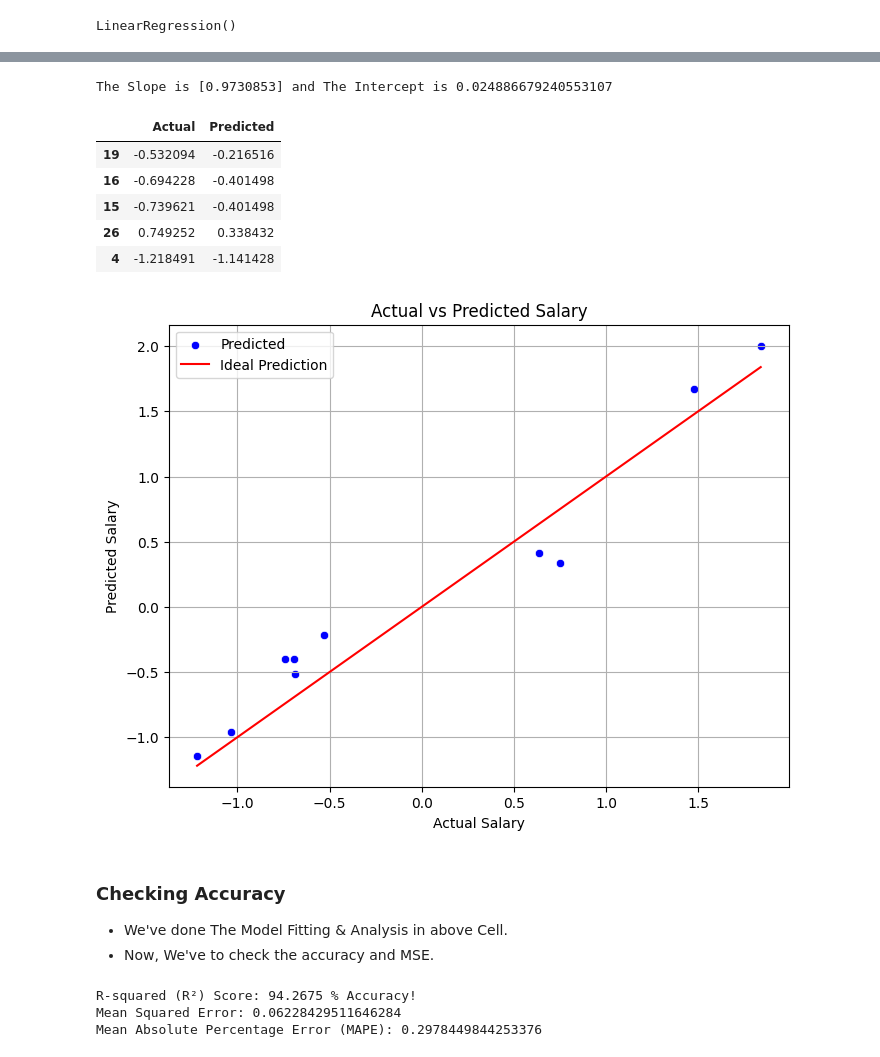
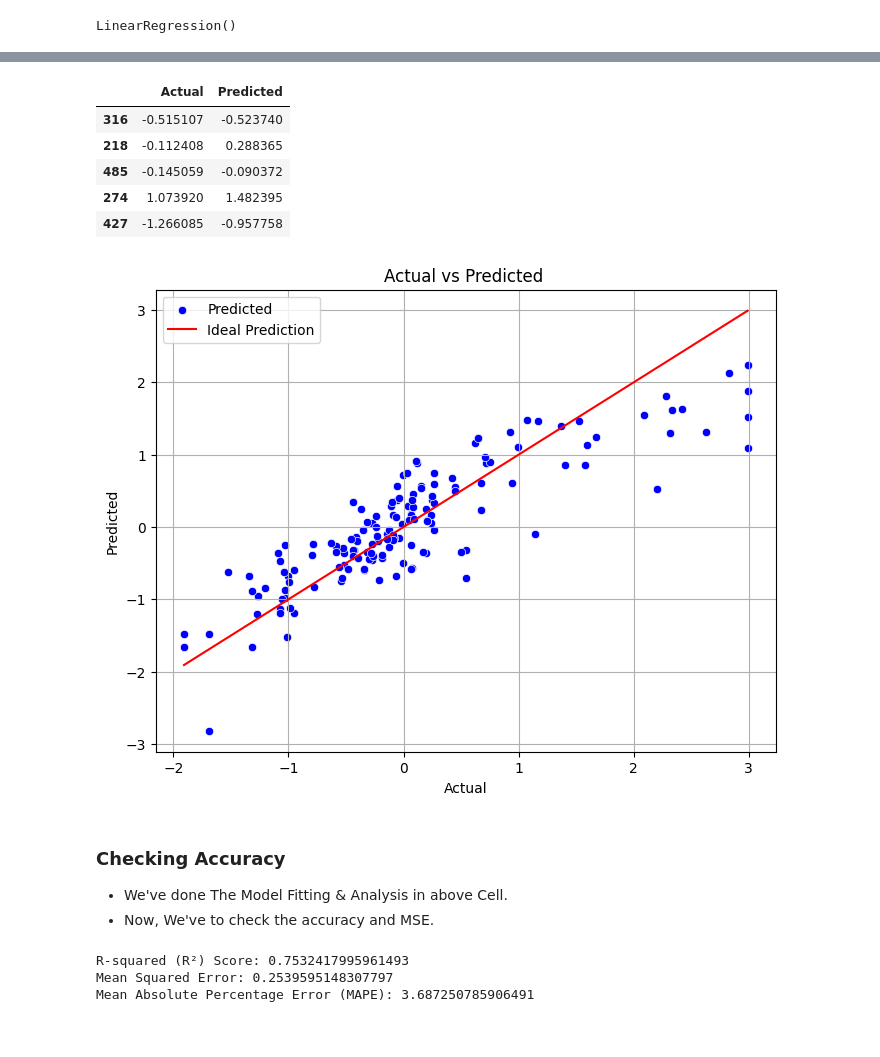
Before and after one commit to pri-cd/Internship-Python-Analytics, a Jupyter notebook: Notebooks/Project-2.ipynb, the cells around one changed output, grey strips where cells are left out. Saved outputs shown, nothing was run; the diff lists cells and outputs as text; code cells hidden in the pictures.

Commit message:
Housing Dataset

```diff
--- a/Notebooks/Project-2.ipynb
+++ b/Notebooks/Project-2.ipynb
@@ -6,4 +7,4 @@ import seaborn as sns
 # %%
-df_titanic_csv = pd.read_csv('https://github.com/pri-cd/Internship-Python-Analytics/raw/main/Datasets/Titanic.csv')
-df_titanic_csv.head()
+df_boston_csv = pd.read_csv('https://github.com/pri-cd/Internship-Python-Analytics/raw/main/Datasets/Boston.csv')
+df_boston_csv.head()
 # %% [output]
@@ -183,0 +41,14 @@ Null, NA Elements: 0, 0
+# %%
+from sklearn.preprocessing import StandardScaler
+
+SScaler = StandardScaler()
+
+all = df_boston_csv.drop(['CHAS'], axis=1)  # Drop MEDV and CHAS from features
+chas = df_boston_csv['CHAS']  # Keep CHAS as the target
+
+feat_scaled = SScaler.fit_transform(all)
+
+df = pd.concat([
+    pd.DataFrame(feat_scaled, columns=['CRIM', 'ZN', 'INDUS', 'NX', 'RM', 'AGE', 'DIS', 'RAD', 'TAX', 'PTRATIO', 'B', 'LSTAT', 'MEDV']),
+    chas.reset_index(drop=True)], axis=1)
+df.head()
@@ -196,6 +65,6 @@ Null, NA Elements: 0, 0
 # %%
-y = df_salary['Salary']
-x = df_salary[['Experience Years']]
+y = df['MEDV']
+x = df[['CRIM', 'ZN', 'INDUS', 'CHAS', 'NX', 'RM', 'AGE', 'DIS', 'RAD', 'TAX', 'PTRATIO', 'B', 'LSTAT']]
 
 print(f"Shape of Y: {y.shape} & X: {x.shape}")
 # %% [output]
@@ -244,7 +75,7 @@ from sklearn.model_selection import train_test_split
 # Why "random_state"?
 # Because, We don't want to randomise our Train, Test Split, Everytime We Run It.
 # Also, Always be ready to present & With Confidence!.
-XTr, XTe, YTr, YTe = train_test_split(x, y, train_size=0.75, test_size=0.25, random_state=42)
+XTr, XTe, YTr, YTe = train_test_split(x, y, train_size=0.70, test_size=0.30, random_state=44)
 
 print(f"Shape of XTr: {XTr.shape} & Xte: {XTe.shape}")
 print(f"Shape of YTr: {YTr.shape} & YTe: {YTe.shape}")
@@ -281,7 +105,3 @@ LinearRegression()
-# %%
-print(f"The Slope is {Model.coef_} and The Intercept is {Model.intercept_}")
-# %% [output]
-The Slope is [0.9730853] and The Intercept is 0.024886679240553107
 # %%
 '''
   @Brief: Starting Prediction!
@@ -296,28 +116,28 @@ df_results = pd.DataFrame({
 df_results.head()
 # %% [output]
 |  | Actual | Predicted |
-| 19 | -0.532094 | -0.216516 |
-| 16 | -0.694228 | -0.401498 |
-| 15 | -0.739621 | -0.401498 |
-| 26 | 0.749252 | 0.338432 |
-| 4 | -1.218491 | -1.141428 |
+| 316 | -0.515107 | -0.523740 |
+| 218 | -0.112408 | 0.288365 |
+| 485 | -0.145059 | -0.090372 |
+| 274 | 1.073920 | 1.482395 |
+| 427 | -1.266085 | -0.957758 |
 # %%
 import matplotlib.pyplot as plt
 import seaborn as sns
 
 plt.figure(figsize=(8, 6))
 sns.scatterplot(x=df_results['Actual'], y=df_results['Predicted'], color='blue', label='Predicted')
 plt.plot([df_results['Actual'].min(), df_results['Actual'].max()],
          [df_results['Actual'].min(), df_results['Actual'].max()], color='red', label='Ideal Prediction')
 
-plt.title('Actual vs Predicted Salary')
-plt.xlabel('Actual Salary')
-plt.ylabel('Predicted Salary')
+plt.title('Actual vs Predicted ')
+plt.xlabel('Actual')
+plt.ylabel('Predicted')
 plt.legend()
 plt.grid(True)
 plt.show()
 # %% [output]
-[figure, old version]
+[figure, new version]
 # %% [markdown]
 ### **Checking Accuracy**
 - We've done The Model Fitting & Analysis in above Cell.
@@ -331,10 +151,10 @@ mape = mean_absolute_percentage_error(YTe, yPred)
 
 # Calculate R-squared score
 r2 = r2_score(YTe, yPred)
-print(f"R-squared (R²) Score: {round((r2 * 100), 4)} % Accuracy!")
+print(f"R-squared (R²) Score: {r2}")
 print(f"Mean Squared Error: {mse}")
 print(f"Mean Absolute Percentage Error (MAPE): {mape}")
 # %% [output]
-R-squared (R²) Score: 94.2675 % Accuracy!
-Mean Squared Error: 0.06228429511646284
-Mean Absolute Percentage Error (MAPE): 0.2978449844253376
+R-squared (R²) Score: 0.7532417995961493
+Mean Squared Error: 0.2539595148307797
+Mean Absolute Percentage Error (MAPE): 3.687250785906491
```
Also changed, not shown: parts of 38 cells of this notebook.
